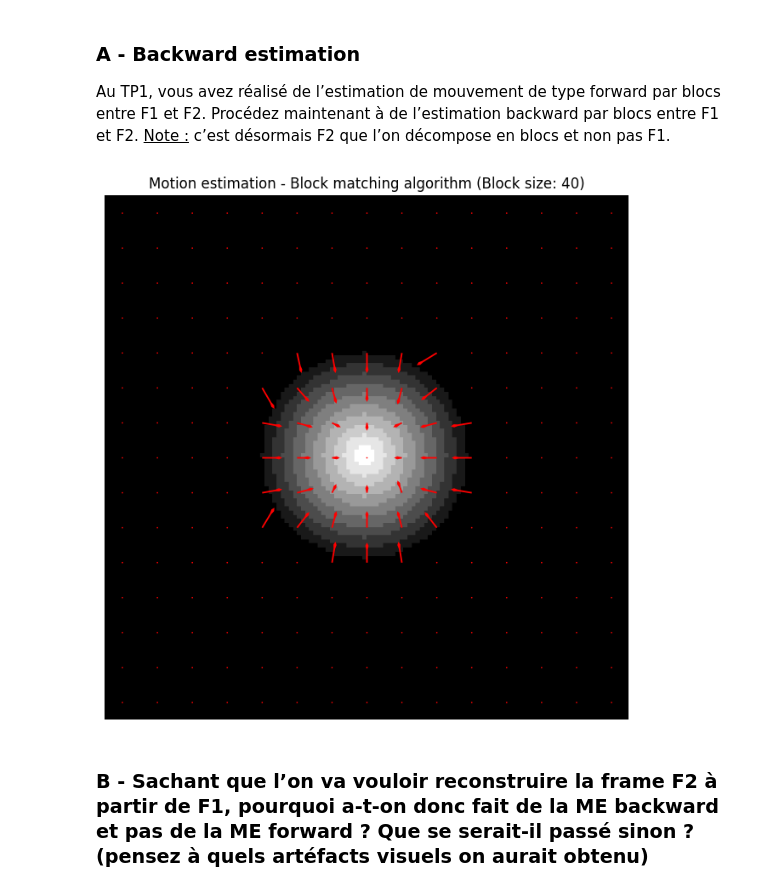
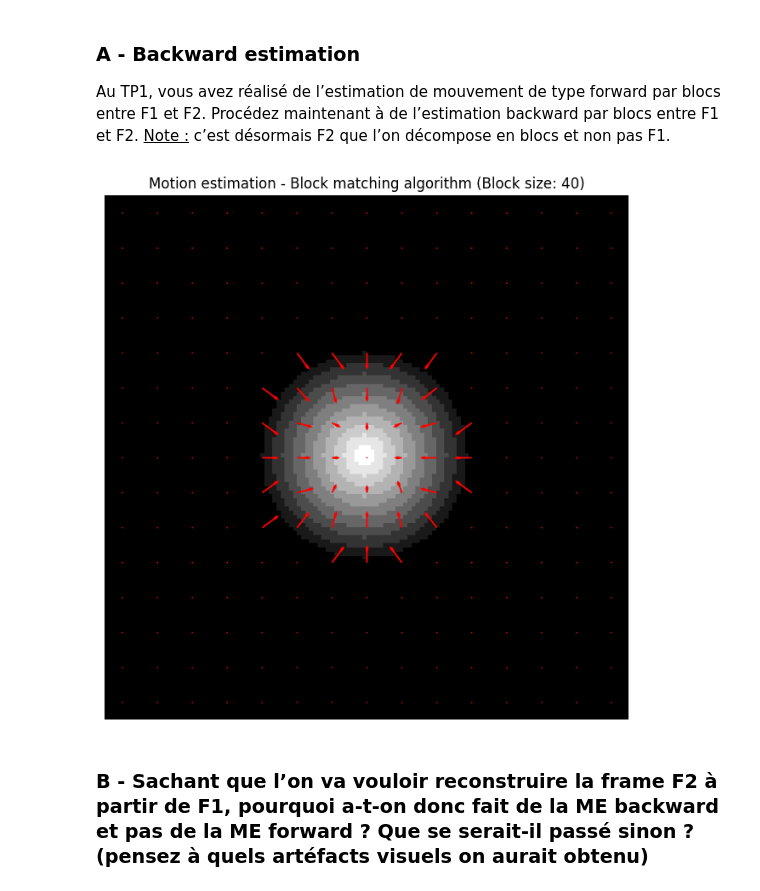
Before and after one commit to sinansoulier/VideoProcessing, a Jupyter notebook: TP2/motion_compensation.ipynb, the cells around one changed output. Drawn from its saved outputs; the diff is of its cells as text; code cells hidden in the pictures.

```diff
--- a/TP2/motion_compensation.ipynb
+++ b/TP2/motion_compensation.ipynb
@@ -141,25 +141,34 @@ def BMA(frame1: np.ndarray , frame2: np.ndarray, block_size: int = 16, window_si
 
     return np.array(v_x), np.array(v_y), np.array(moving_blocks_x), np.array(moving_blocks_y)
 # %%
-def BMA_display(frame1: np.ndarray, frame2: np.ndarray, block_size: int = 16, window_size: int = 10) -> tuple[np.ndarray]:
+def BMA_display(frame1: np.ndarray, frame2: np.ndarray, block_size: int = 16, window_size: int = 10, scale: int = 500) -> tuple[np.ndarray]:
     v_x , v_y, moving_blocks_x, moving_blocks_y = BMA(frame1, frame2, block_size=block_size, window_size=window_size)
     _, ax = plt.subplots(1, 1, figsize=(8, 8))
     ax.imshow(frame1, cmap='gray')
     ax.set_axis_off()
     ax.set_title(f'Motion estimation - Block matching algorithm (Block size: {block_size})')
 
-    ax.quiver(moving_blocks_x + block_size // 2, moving_blocks_y + block_size // 2, v_x, -v_y, scale=600, color='red', headwidth=2, headlength=2, width=0.003)
+    ax.quiver((moving_blocks_x + block_size // 2),
+              (moving_blocks_y + block_size // 2),
+              v_x,
+              -v_y,
+              scale=scale,
+              color='red',
+              headwidth=2,
+              headlength=2,
+              width=0.003
+    )
     plt.show()
 
     return v_x, v_y, moving_blocks_x, moving_blocks_y
 
 BLOCK_SIZE = 40
-WINDOW_SIZE = 25
+WINDOW_SIZE = 20
 # Use pic2 as first frame, that will decomposed into blocks
 # Use pic1 as second frame, that will be used to find the best match for each block
-v_x, v_y, moving_blocks_x, moving_blocks_y = BMA_display(pic2, pic1, block_size=BLOCK_SIZE, window_size=WINDOW_SIZE)
+v_x, v_y, moving_blocks_x, moving_blocks_y = BMA_display(pic2, pic1, block_size=BLOCK_SIZE, window_size=WINDOW_SIZE, scale=600)
 # %% [output]
-[figure, old version]
+[figure, new version]
 # %% [markdown]
 ### B - Sachant que l’on va vouloir reconstruire la frame F2 à partir de F1, pourquoi a-t-on donc fait de la ME backward et pas de la ME forward ? Que se serait-il passé sinon ? (pensez à quels artéfacts visuels on aurait obtenu)
 # %% [markdown]
```
Also changed, not shown: parts of 4 cells of this notebook.
